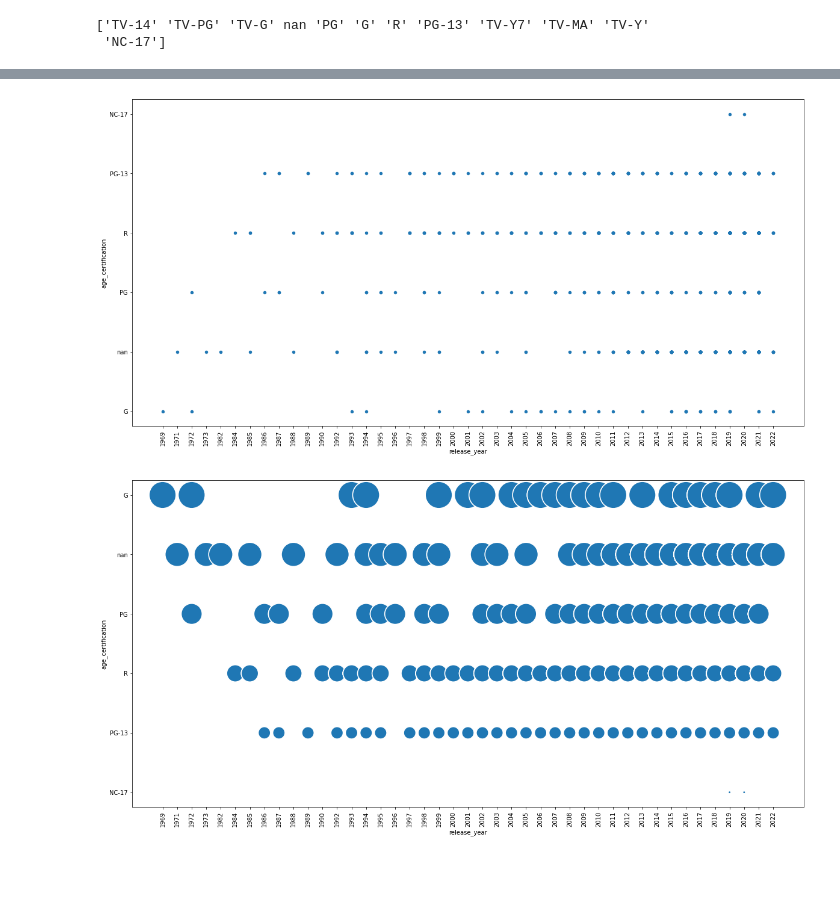
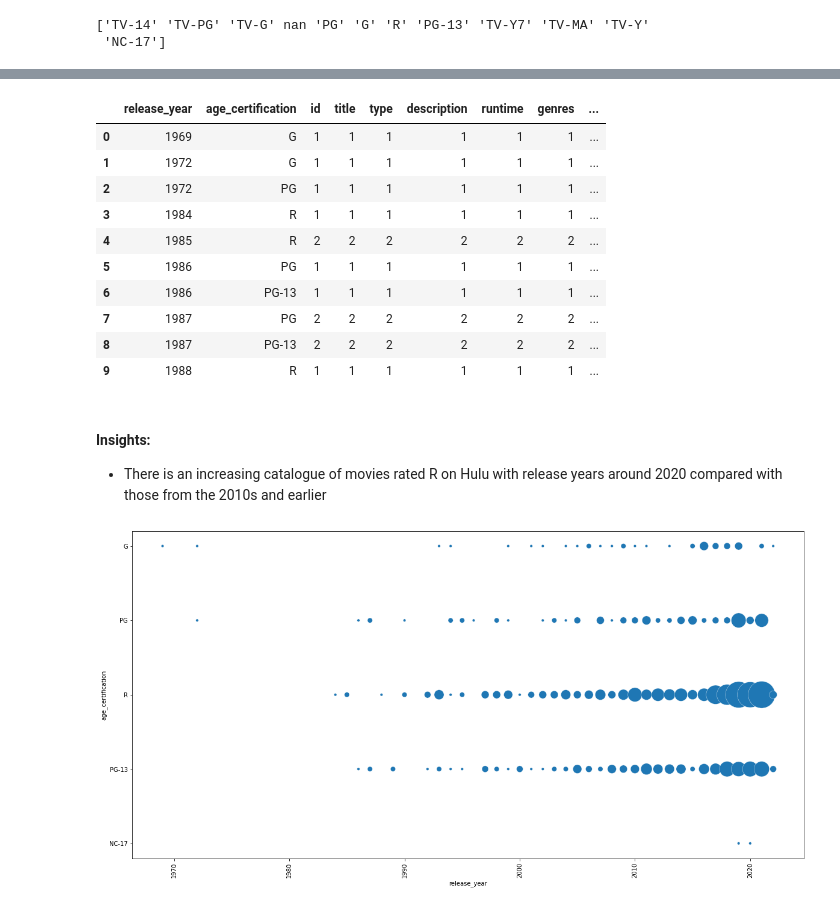
Before and after one commit to wbb-67/Hulu-Movies-and-TV-Data, a Jupyter notebook: Hulu Movie & TV Data Trends.ipynb, the cells around one changed output, grey strips where cells are left out. Saved outputs shown, nothing was run; the diff lists cells and outputs as text; code cells hidden in the pictures; blank space fills up the shorter version.

```diff
--- a/Hulu Movie & TV Data Trends.ipynb
+++ b/Hulu Movie & TV Data Trends.ipynb
@@ -103,14 +92,29 @@ hulu_age_cert.head()
 # %%
-plot_age_cert = hulu_age_cert.plot.scatter(x='release_year', y='age_certification', figsize=(20, 10), rot=90)
+hulu_age_cert_count = df.loc[df['type'] == 'MOVIE'].groupby(['release_year','age_certification']).count().reset_index()
+hulu_age_cert_count.sort_values('release_year',ascending=True, inplace=True)
+hulu_age_cert_count.head(10)
 # %% [output]
-[figure, removed]
+|  | release_year | age_certification | id | title | type | description | runtime | genres | ... |
+| 0 | 1969 | G | 1 | 1 | 1 | 1 | 1 | 1 | ... |
+| 1 | 1972 | G | 1 | 1 | 1 | 1 | 1 | 1 | ... |
+| 2 | 1972 | PG | 1 | 1 | 1 | 1 | 1 | 1 | ... |
+| 3 | 1984 | R | 1 | 1 | 1 | 1 | 1 | 1 | ... |
+| 4 | 1985 | R | 2 | 2 | 2 | 2 | 2 | 2 | ... |
+| 5 | 1986 | PG | 1 | 1 | 1 | 1 | 1 | 1 | ... |
+| 6 | 1986 | PG-13 | 1 | 1 | 1 | 1 | 1 | 1 | ... |
+| 7 | 1987 | PG | 2 | 2 | 2 | 2 | 2 | 2 | ... |
+| 8 | 1987 | PG-13 | 2 | 2 | 2 | 2 | 2 | 2 | ... |
+| 9 | 1988 | R | 1 | 1 | 1 | 1 | 1 | 1 | ... |
+# %% [markdown]
+#### Insights:
+* There is an increasing catalogue of movies rated R on Hulu with release years around 2020 compared with those from the 2010s and earlier
 # %%
 # use the scatterplot function to build the bubble map
 plt.figure(figsize = (20,10))
-sns.scatterplot(data=hulu_age_cert, x="release_year", y="age_certification", size="age_certification", legend=False, sizes=(20, 2000))
+sns.scatterplot(data=hulu_age_cert_count, x="release_year", y="age_certification", size="title", legend=False, sizes=(20, 2000))
 plt.xticks(rotation=90)
 
 # show the graph
 plt.show()
 # %% [output]
-[figure, old version]
+[figure, new version]
```
Also changed, not shown: parts of 4 cells of this notebook.
